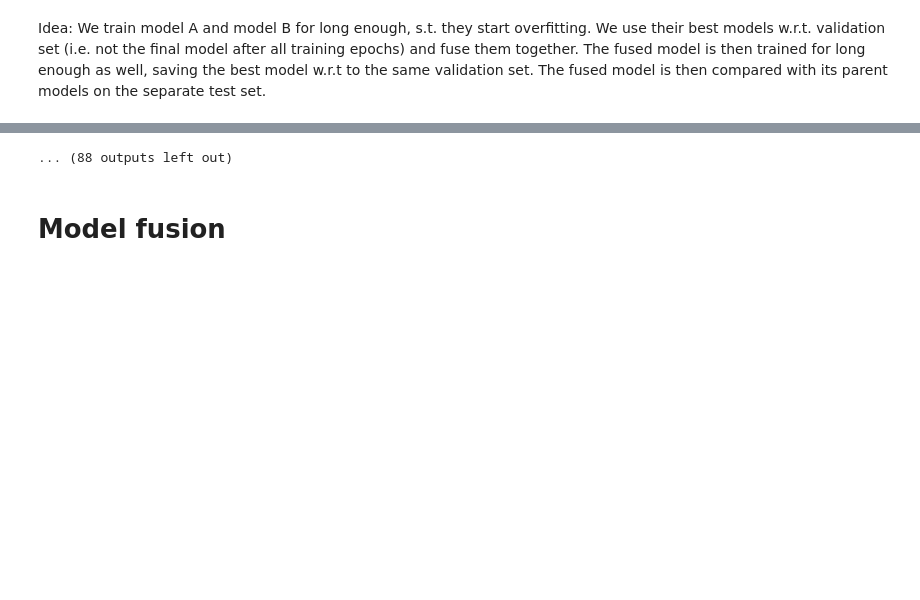
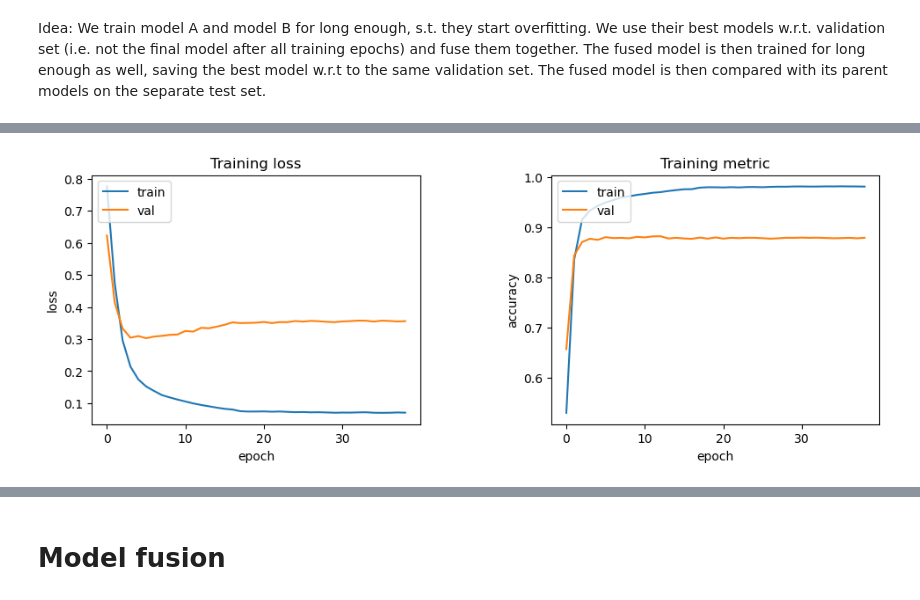
Before and after one commit to Yahnnosh/Exploring-Model-Fusion-with-Optimal-Transport-on-Transformers, a Jupyter notebook: model_fusion_CV.ipynb, the cells around one changed output, grey strips where cells are left out. Saved outputs shown, nothing was run; the diff lists cells and outputs as text; code cells hidden in the pictures; blank space fills up the shorter version.

```diff
--- a/model_fusion_CV.ipynb
+++ b/model_fusion_CV.ipynb
@@ -82,8 +82,7 @@ def train_early_stopping(model_name: str, train_iter, valid_iter, device, lr=2e-
                     criterion=loss_fn,
                     epoch='unrestricted',
                     clip=1,
-                    device=device,
-                    verbose=False)
+                    device=device)
 
     # save model
     name = f'parallel_training/model{model_name}_IMDB_256'
@@ -112,7 +114,6 @@ KeyboardInterrupt
 modelB = train_early_stopping(model_name='B',
                               train_iter=train_iter,
                               valid_iter=valid_iter,
-                              epochs=EPOCHS,
                               device=device,
                               lr=LEARNING_RATE)
 # %% [output]
@@ -119,0 +121 @@ Epoch: 1  Train Loss: 0.7869               Validation Loss: 0.6736
+[figure, added]
@@ -131,4 +124,3 @@ Epoch: 12  Train Loss: 0.2455               Validation Loss: 0.3724
-... (88 outputs left out)
 # %% [markdown]
 # Model fusion
 # %% [markdown]
```
Also changed, not shown: parts of 5 cells of this notebook, 5 other files.
